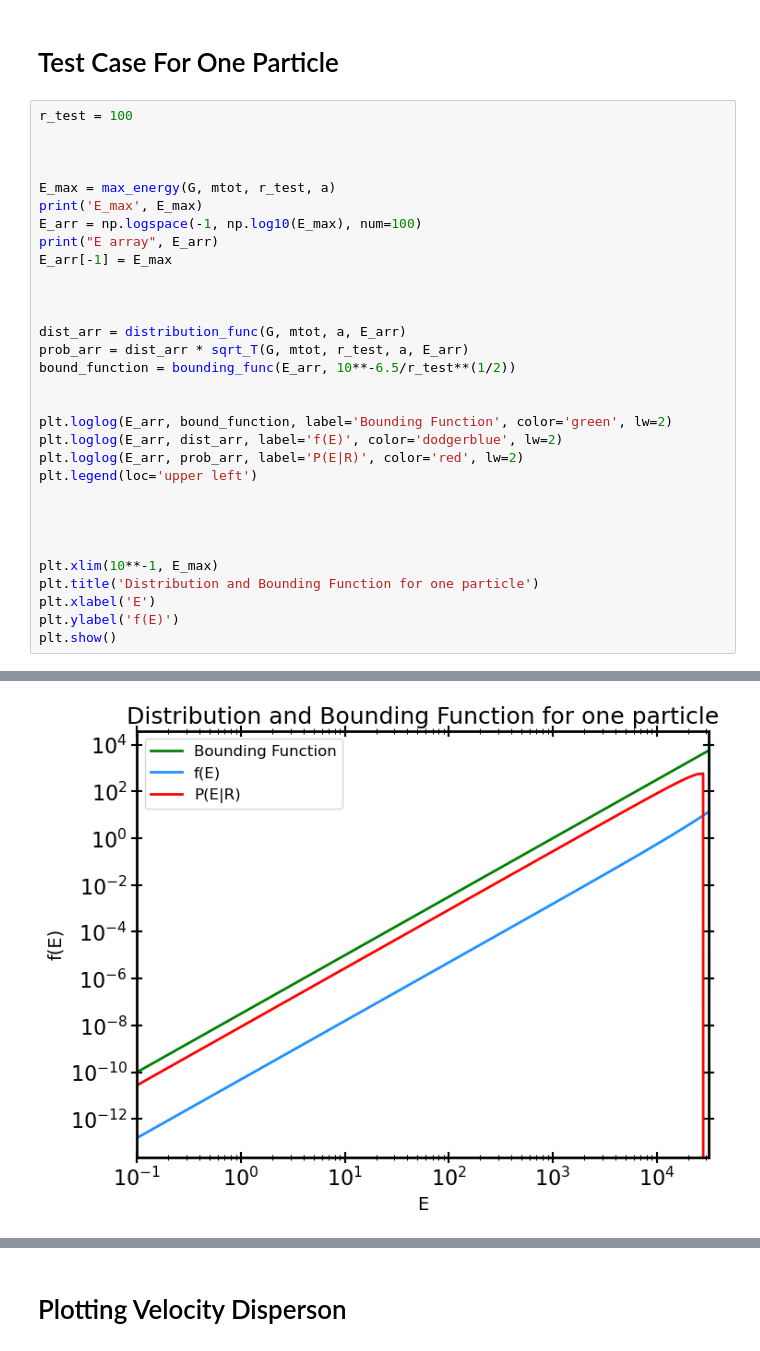
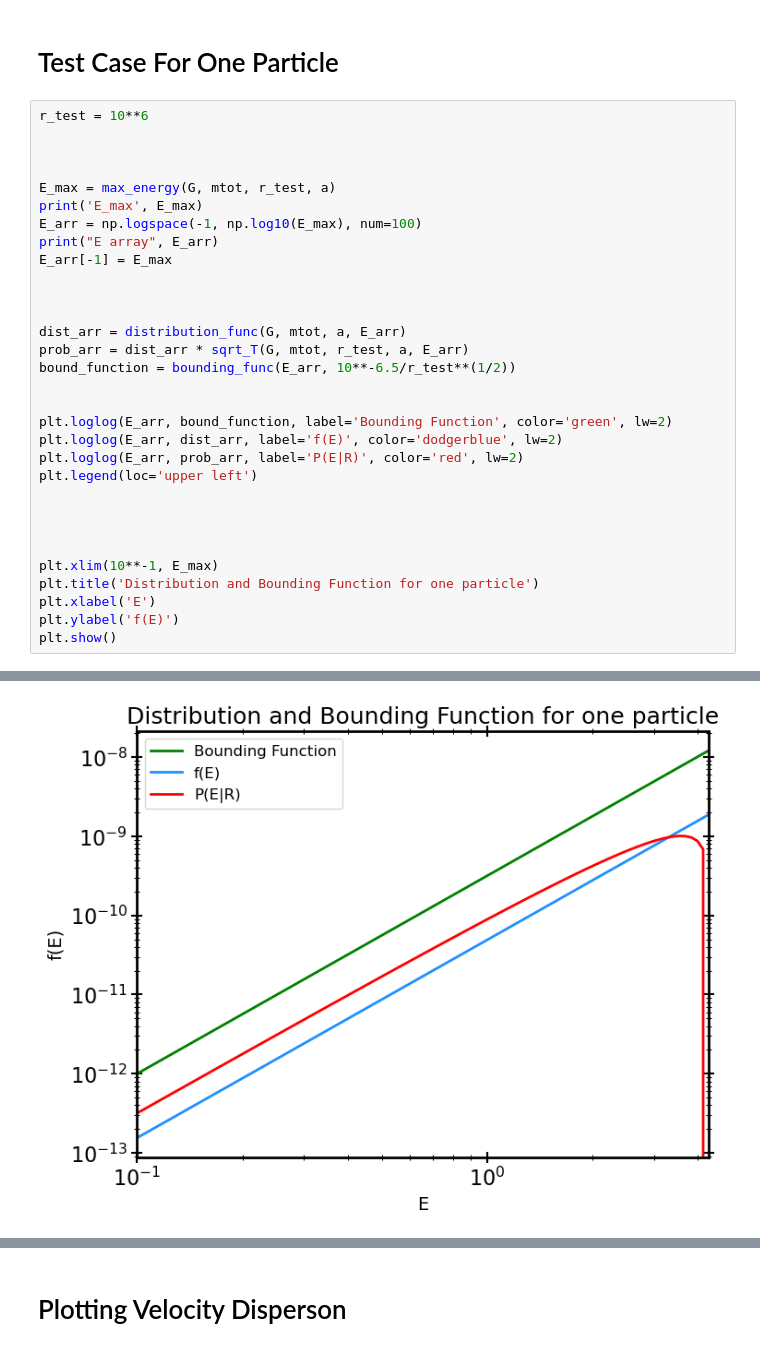
Before and after one commit to carlosajurado/AST384C-Computational-Astrophysics, a Jupyter notebook: HW1.ipynb, the cells around one changed output, grey strips where cells are left out. Cells and saved outputs as stored; diff of their text form.

```diff
--- a/HW1.ipynb
+++ b/HW1.ipynb
@@ -553,7 +553,7 @@ Text(0, 0.5, 'Count')
 # %% [markdown]
 # Test Case For One Particle
 # %%
-r_test = 100
+r_test = 10**6
 
 
 
@@ -604 +605 @@ E array [1.00000000e-01 1.13654842e-01 1.29174232e-01 1.46812769e-01
-[figure, old version]
+[figure, new version]
```
Also changed, not shown: parts of 10 cells of this notebook.
